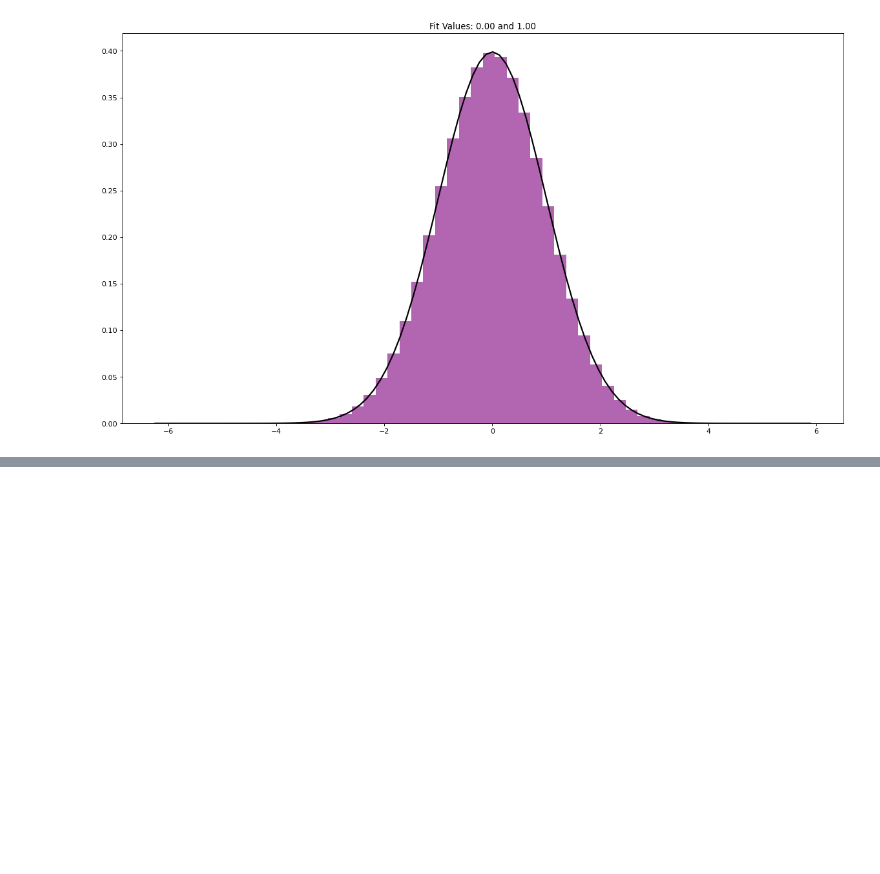
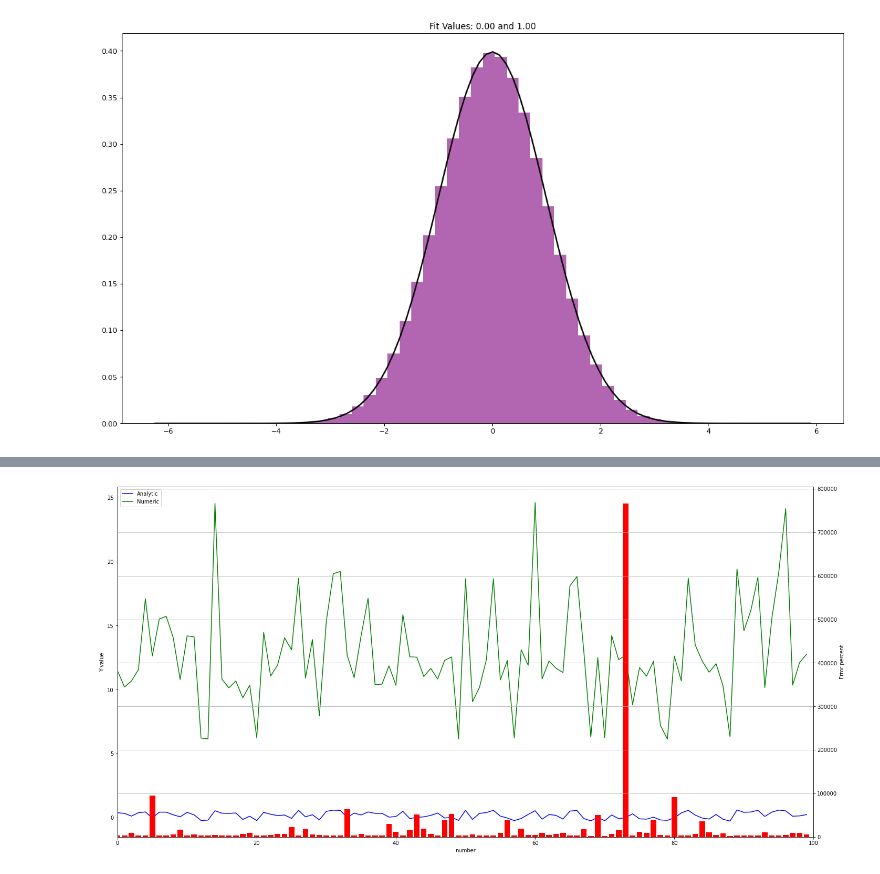
Before and after one commit to MinwooKim1990/disser, a Jupyter notebook: Using Neural Networks for Fast Numerical Integration and Optimization.ipynb, the cells around one changed output, grey strips where cells are left out. Saved outputs shown, nothing was run; the diff lists cells and outputs as text; code cells hidden in the pictures; blank space fills up the shorter version.

```diff
--- a/Using Neural Networks for Fast Numerical Integration and Optimization.ipynb
+++ b/Using Neural Networks for Fast Numerical Integration and Optimization.ipynb
@@ -1392,0 +1444,3 @@ def lim_integral(dim,fix):
+# %%
+rulu=inp(1)
+print(rulu[0])
@@ -1446,0 +1623,2 @@ plt.show()
+# %%
+sig_lb_f=lim_integral(dim,1)
@@ -1447,3 +1634,38 @@ plt.show()
+# %%
+ratio=[]
+for i in range(len(sy_f)):
+    ratio.append(abs((sy_f[i]-sig_lb_f[i])/sy_f[i])*100)
+
+fig, ax1 = plt.subplots(figsize=(20,10))
+ax2 = ax1.twinx()
+
+# plot with properties
+line1 = ax1.plot(list(range(len(sy_f))), sy_f, color='b', label='Analytic')
+line2 = ax1.plot(list(range(len(sy_f))), sig_lb_f, color='g', label='Numeric')
+line3 = ax2.bar(list(range(len(sy_f))), ratio, color='r', label='Error')
+
+# plot without x sorting
+ax1.set_xlabel('number')
+ax1.set_ylabel('Y value')
+ax2.set_ylabel('Error percent')
+
+# set y limit
+ax1.set_xlim(0, 100)
+#ax2.set_ylim(0, 100)
+
+# plot legend for all y axis
+lines = line1 + line2
+labels = [l.get_label() for l in lines]
+plt.legend(lines, labels, loc=2)
+
+plt.grid(True)
+
+fig.tight_layout()
+#fig.savefig('Fig.png', dpi=1000)
+#fig.savefig('Fig.eps', format='eps', dpi=1000)
+plt.show()
+# %% [output]
+[figure, added]
 # %%
 def find_nearest(array, value):
     array = np.asarray(array)
```
Also changed, not shown: parts of 19 cells of this notebook.
